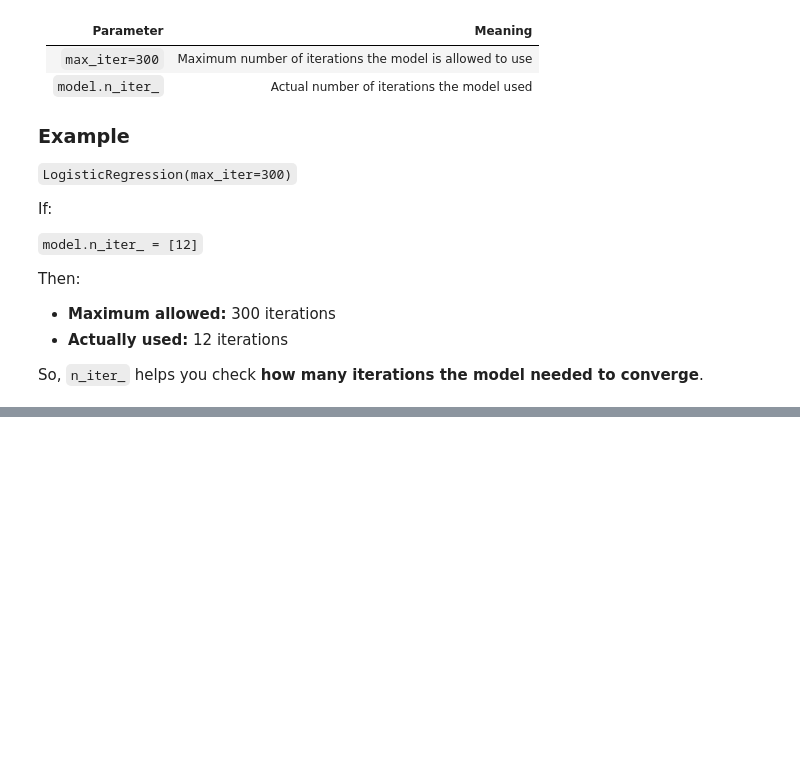
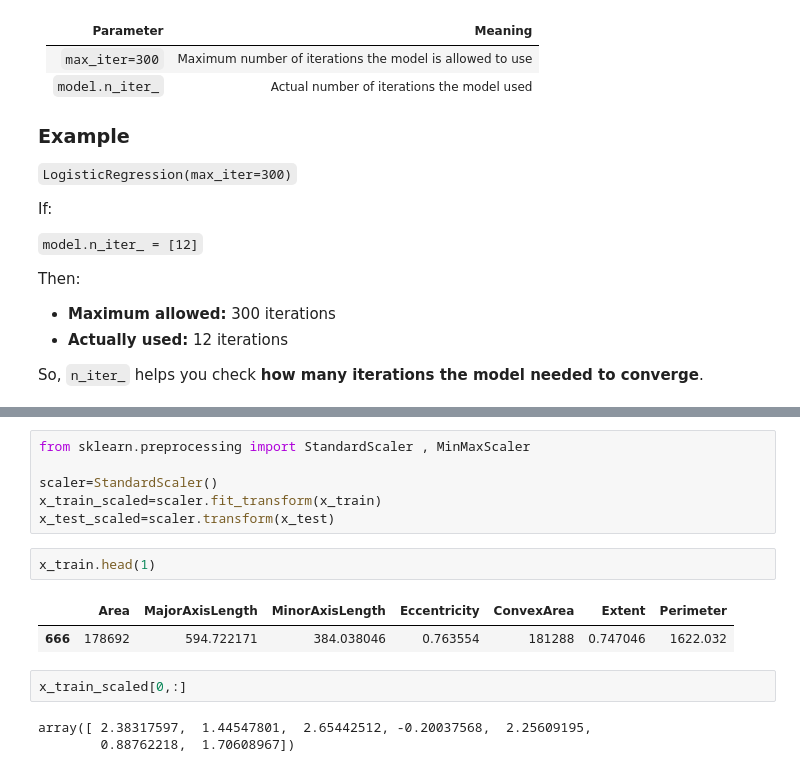
Before and after one commit to ThirumaleshV/AIE, a Jupyter notebook: ML/_2_Supervised_classification.ipynb, the cells around one changed output, grey strips where cells are left out. Drawn from its saved outputs; the diff is of its cells as text; blank space fills up the shorter version.

```diff
--- a/ML/_2_Supervised_classification.ipynb
+++ b/ML/_2_Supervised_classification.ipynb
@@ -1011,0 +1168,16 @@ So, `n_iter_` helps you check **how many iterations the model needed to converge
+# %%
+from sklearn.preprocessing import StandardScaler , MinMaxScaler
+
+scaler=StandardScaler()
+x_train_scaled=scaler.fit_transform(x_train)
+x_test_scaled=scaler.transform(x_test)
+# %%
+x_train.head(1)
+# %% [output]
+|  | Area | MajorAxisLength | MinorAxisLength | Eccentricity | ConvexArea | Extent | Perimeter |
+| 666 | 178692 | 594.722171 | 384.038046 | 0.763554 | 181288 | 0.747046 | 1622.032 |
+# %%
+x_train_scaled[0,:]
+# %% [output]
+array([ 2.38317597,  1.44547801,  2.65442512, -0.20037568,  2.25609195,
+        0.88762218,  1.70608967])
```
Also changed, not shown: parts of 11 cells of this notebook.
